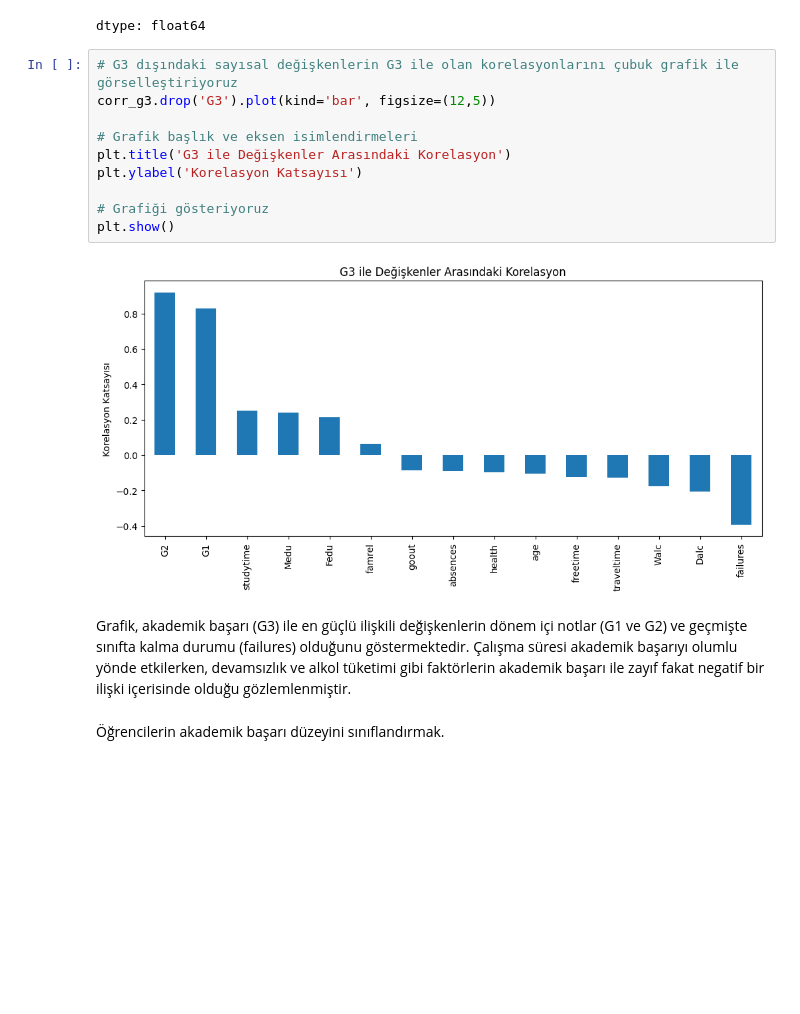
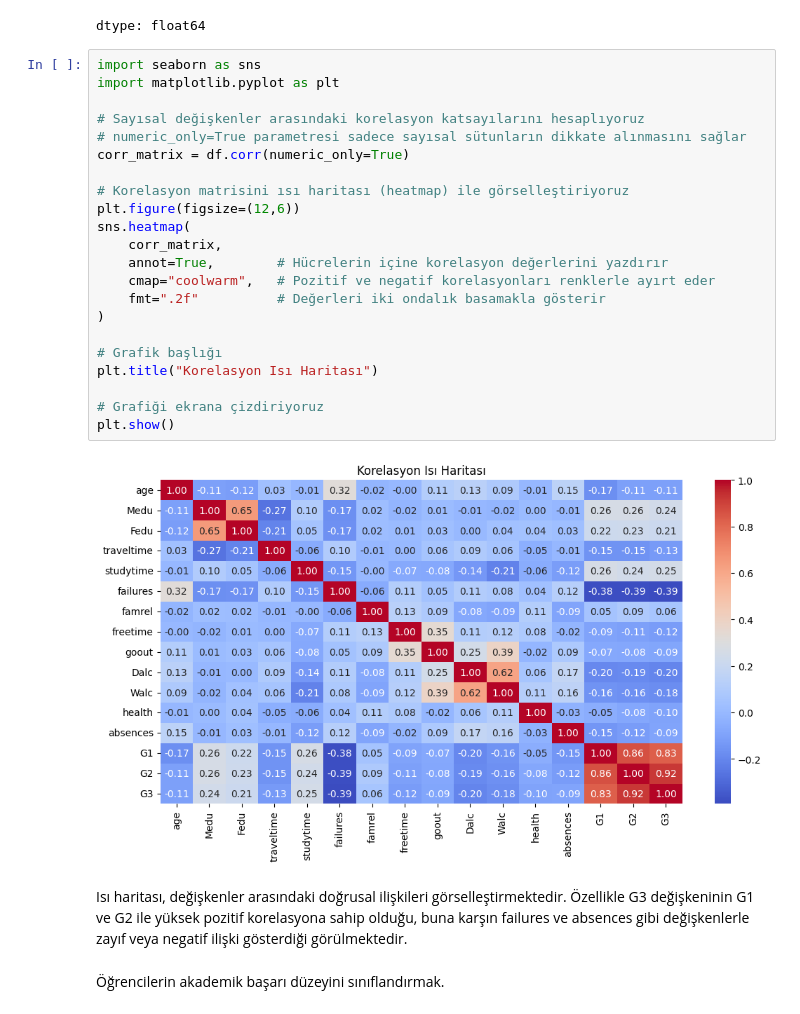
Before and after one commit to ferhanbyr/data-analysis-project, a Jupyter notebook: BitirmeProjesi.ipynb, the cells around one changed output. Saved outputs shown, nothing was run; the diff lists cells and outputs as text; blank space fills up the shorter version.

```diff
--- a/BitirmeProjesi.ipynb
+++ b/BitirmeProjesi.ipynb
@@ -280,20 +296,32 @@ corr_g3
 | Dalc | -0.204719 |
 | failures | -0.393316 |
 dtype: float64
-# %%
-# G3 dışındaki sayısal değişkenlerin G3 ile olan korelasyonlarını çubuk grafik ile görselleştiriyoruz
-corr_g3.drop('G3').plot(kind='bar', figsize=(12,5))
-
-# Grafik başlık ve eksen isimlendirmeleri
-plt.title('G3 ile Değişkenler Arasındaki Korelasyon')
-plt.ylabel('Korelasyon Katsayısı')
-
-# Grafiği gösteriyoruz
-plt.show()
-# %% [output]
-[figure, removed]
-# %% [markdown]
-Grafik, akademik başarı (G3) ile en güçlü ilişkili değişkenlerin dönem içi notlar (G1 ve G2) ve geçmişte sınıfta kalma durumu (failures) olduğunu göstermektedir. Çalışma süresi akademik başarıyı olumlu yönde etkilerken, devamsızlık ve alkol tüketimi gibi faktörlerin akademik başarı ile zayıf fakat negatif bir ilişki içerisinde olduğu gözlemlenmiştir.
+# %%
+import seaborn as sns
+import matplotlib.pyplot as plt
+
+# Sayısal değişkenler arasındaki korelasyon katsayılarını hesaplıyoruz
+# numeric_only=True parametresi sadece sayısal sütunların dikkate alınmasını sağlar
+corr_matrix = df.corr(numeric_only=True)
+
+# Korelasyon matrisini ısı haritası (heatmap) ile görselleştiriyoruz
+plt.figure(figsize=(12,6))
+sns.heatmap(
+    corr_matrix,
+    annot=True,        # Hücrelerin içine korelasyon değerlerini yazdırır
+    cmap="coolwarm",   # Pozitif ve negatif korelasyonları renklerle ayırt eder
+    fmt=".2f"          # Değerleri iki ondalık basamakla gösterir
+)
+
+# Grafik başlığı
+plt.title("Korelasyon Isı Haritası")
+
+# Grafiği ekrana çizdiriyoruz
+plt.show()
+# %% [output]
+[figure, added]
+# %% [markdown]
+Isı haritası, değişkenler arasındaki doğrusal ilişkileri görselleştirmektedir. Özellikle G3 değişkeninin G1 ve G2 ile yüksek pozitif korelasyona sahip olduğu, buna karşın failures ve absences gibi değişkenlerle zayıf veya negatif ilişki gösterdiği görülmektedir.
 # %% [markdown]
 Öğrencilerin akademik başarı düzeyini sınıflandırmak.
 # %% [markdown]
```
Also changed, not shown: parts of 2 cells of this notebook.
